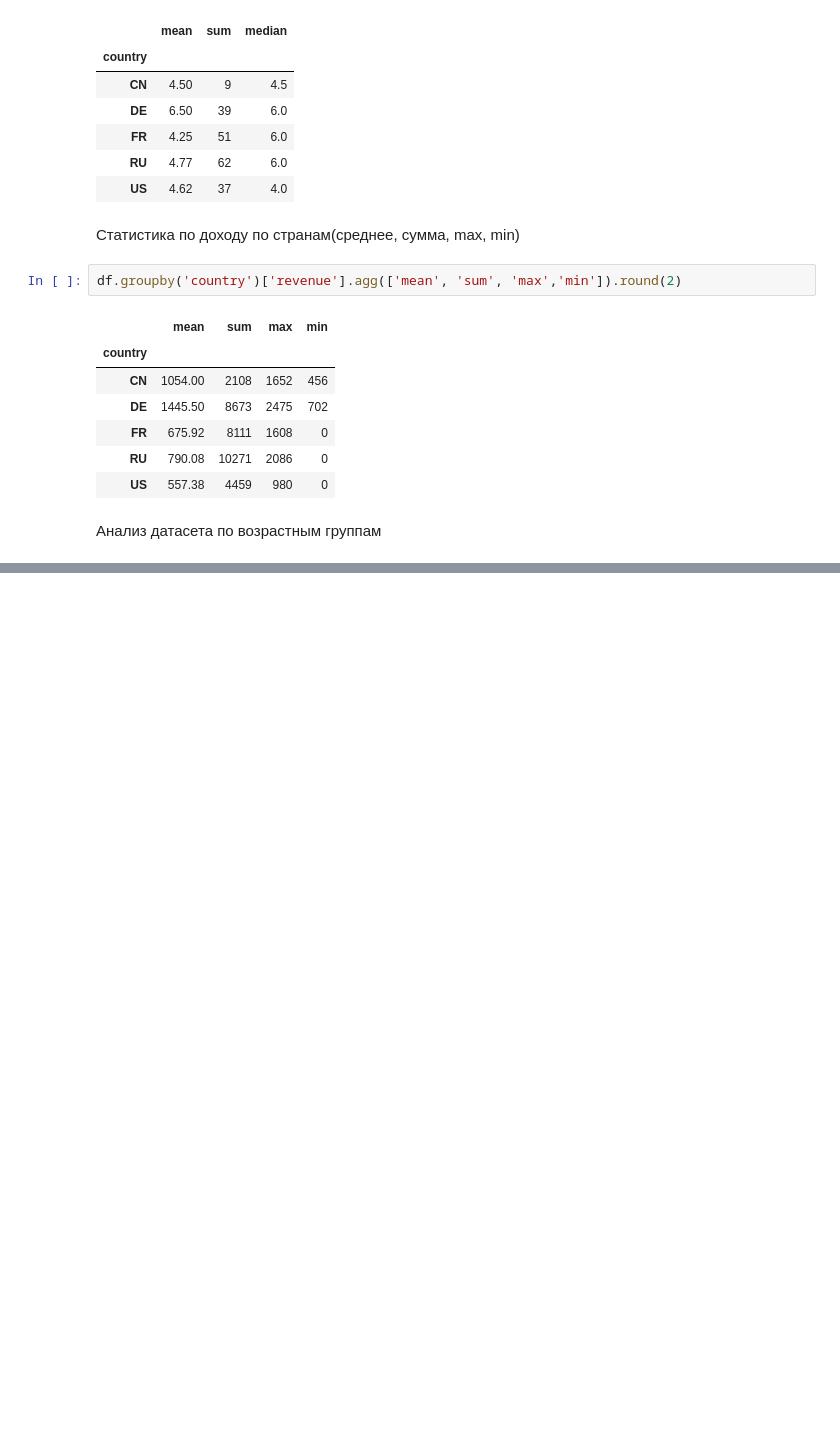
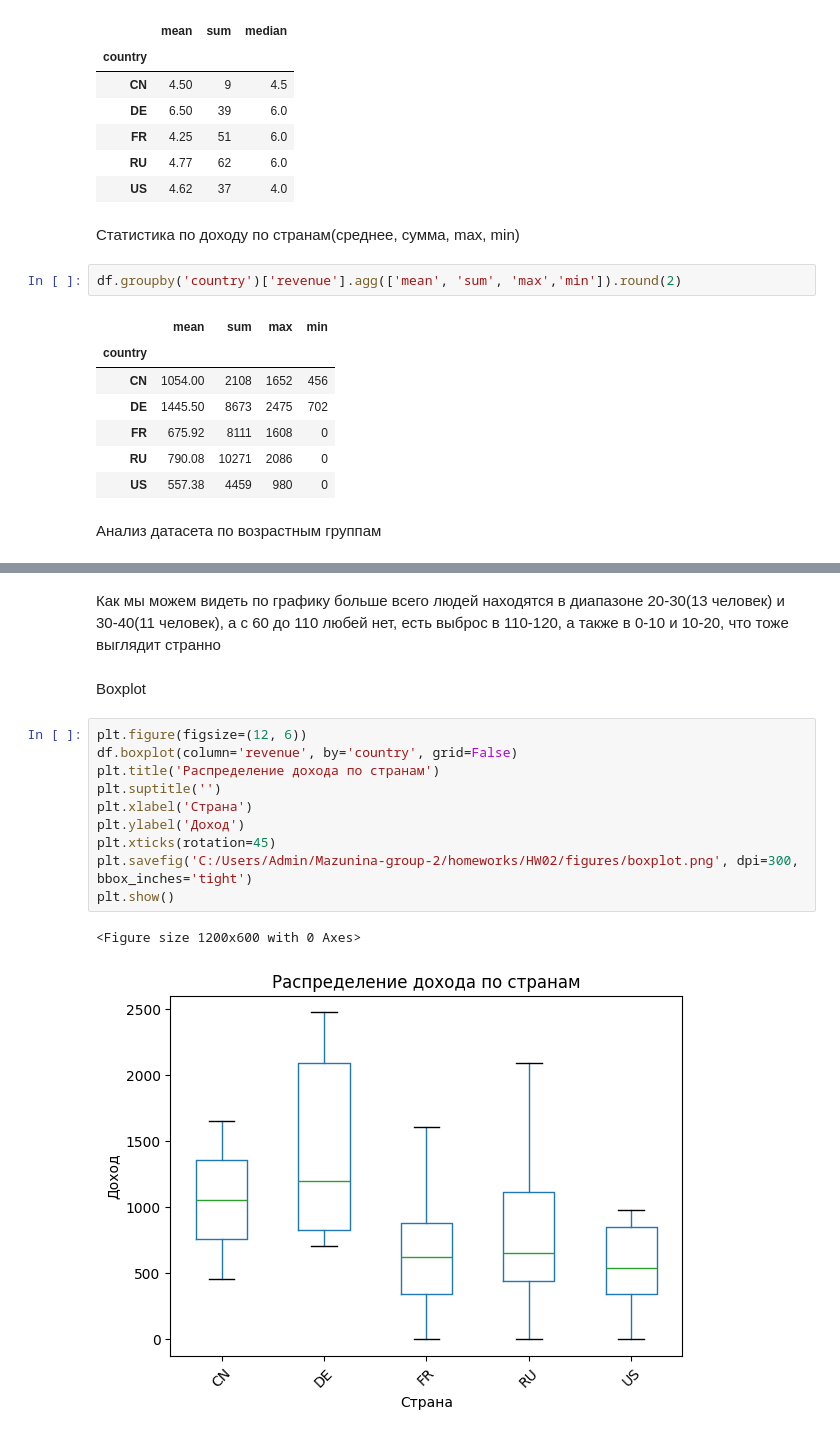
Before and after one commit to dashaaasd/Mazunina-group-2, a Jupyter notebook: homeworks/HW02/HW02.ipynb, the cells around one changed output, grey strips where cells are left out. Saved outputs shown, nothing was run; the diff lists cells and outputs as text; blank space fills up the shorter version.

```diff
--- a/homeworks/HW02/HW02.ipynb
+++ b/homeworks/HW02/HW02.ipynb
@@ -192,0 +233,17 @@ pd.cut(df['age'], bins=[0, 18, 25, 35, 45, 55, 100, 150],labels=['<18', '18-25',
+# %% [markdown]
+Как мы можем видеть по графику больше всего людей находятся в диапазоне 20-30(13 человек) и 30-40(11 человек), а с 60 до 110 любей нет, есть выброс в 110-120, а также в 0-10 и 10-20, что тоже выглядит странно
+# %% [markdown]
+Boxplot
+# %%
+plt.figure(figsize=(12, 6))
+df.boxplot(column='revenue', by='country', grid=False)
+plt.title('Распределение дохода по странам')
+plt.suptitle('')
+plt.xlabel('Страна')
+plt.ylabel('Доход')
+plt.xticks(rotation=45)
+plt.savefig('C:/Users/Admin/Mazunina-group-2/homeworks/HW02/figures/boxplot.png', dpi=300, bbox_inches='tight')
+plt.show()
+# %% [output]
+<Figure size 1200x600 with 0 Axes>
+[figure, added]
```
Also changed, not shown: parts of 11 cells of this notebook.
